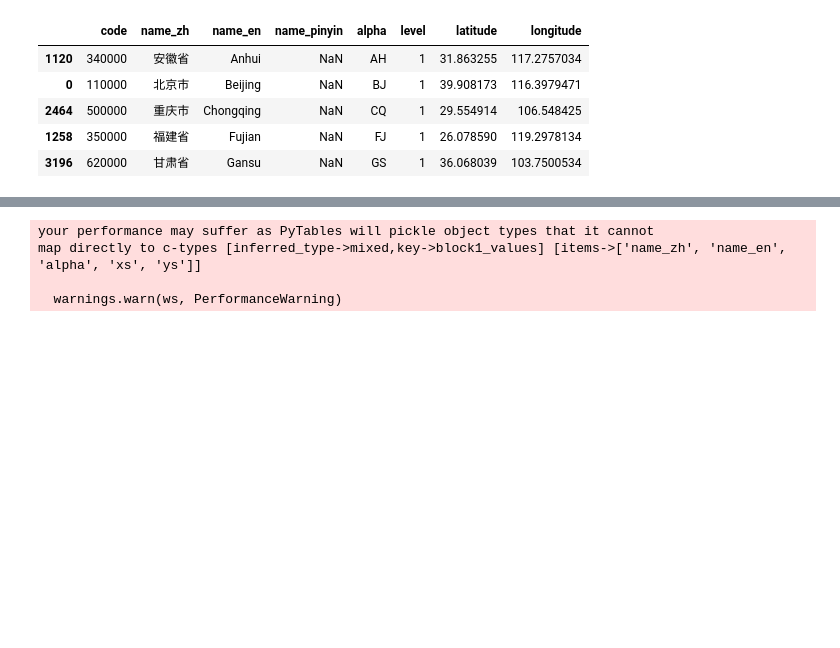
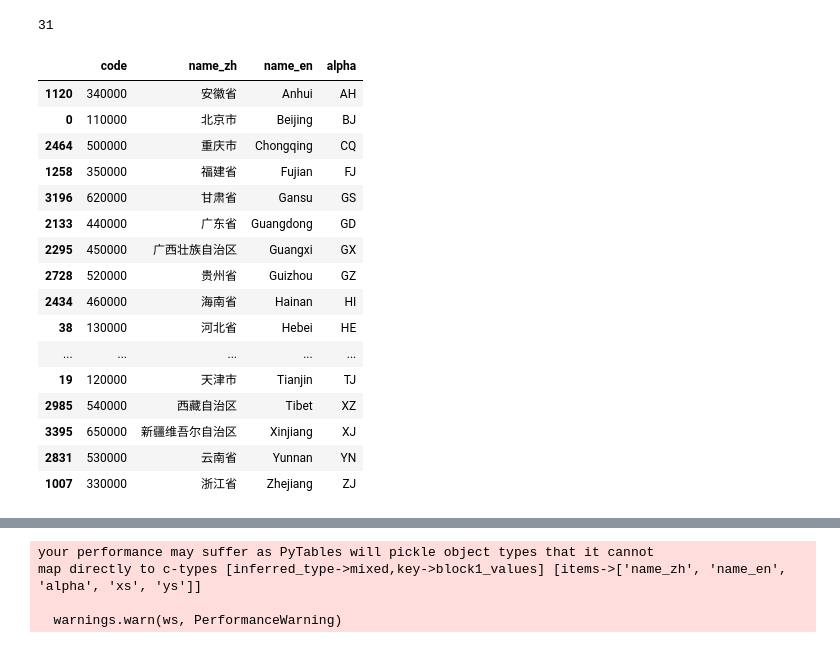
Before and after one commit to mit-jp/cge-tools, a Jupyter notebook: interactive_map/utils/Sync map with coded data.ipynb, the cells around one changed output, grey strips where cells are left out. Saved outputs shown, nothing was run; the diff lists cells and outputs as text; code cells hidden in the pictures; blank space fills up the shorter version.

```diff
--- a/interactive_map/utils/Sync map with coded data.ipynb
+++ b/interactive_map/utils/Sync map with coded data.ipynb
@@ -3,14 +3,29 @@ import pandas as pd
 # %%
 coded = pd.read_csv('../data/unified.csv')
 coded = coded[coded.level == 1]
-coded.sort('name_en', inplace=True)
-coded.head()
+coded.sort('name_en', inplace=True) # Sort so easier to read
+coded = coded.drop(['name_pinyin', 'level', 'latitude', 'longitude'], axis=1) # Drop columns that aren't useful for us
+coded = coded.dropna() # Drop rows where we don't have an alpha
+print(len(coded))
+coded.head(40)
 # %% [output]
+31
-|  | code | name_zh | name_en | name_pinyin | alpha | level | latitude | longitude |
-| 1120 | 340000 | 安徽省 | Anhui | NaN | AH | 1 | 31.863255 | 117.2757034 |
-| 0 | 110000 | 北京市 | Beijing | NaN | BJ | 1 | 39.908173 | 116.3979471 |
-| 2464 | 500000 | 重庆市 | Chongqing | NaN | CQ | 1 | 29.554914 | 106.548425 |
-| 1258 | 350000 | 福建省 | Fujian | NaN | FJ | 1 | 26.078590 | 119.2978134 |
-| 3196 | 620000 | 甘肃省 | Gansu | NaN | GS | 1 | 36.068039 | 103.7500534 |
+|  | code | name_zh | name_en | alpha |
+| 1120 | 340000 | 安徽省 | Anhui | AH |
+| 0 | 110000 | 北京市 | Beijing | BJ |
+| 2464 | 500000 | 重庆市 | Chongqing | CQ |
+| 1258 | 350000 | 福建省 | Fujian | FJ |
+| 3196 | 620000 | 甘肃省 | Gansu | GS |
+| 2133 | 440000 | 广东省 | Guangdong | GD |
+| 2295 | 450000 | 广西壮族自治区 | Guangxi | GX |
+| 2728 | 520000 | 贵州省 | Guizhou | GZ |
+| 2434 | 460000 | 海南省 | Hainan | HI |
+| 38 | 130000 | 河北省 | Hebei | HE |
+| ... | ... | ... | ... | ... |
+| 19 | 120000 | 天津市 | Tianjin | TJ |
+| 2985 | 540000 | 西藏自治区 | Tibet | XZ |
+| 3395 | 650000 | 新疆维吾尔自治区 | Xinjiang | XJ |
+| 2831 | 530000 | 云南省 | Yunnan | YN |
+| 1007 | 330000 | 浙江省 | Zhejiang | ZJ |
 # %%
 map_data = pd.read_hdf('../data/china_provinces_from_admin_1_shp.hdf', 'df')
```
Also changed, not shown: parts of 4 cells of this notebook, 3 other files.
